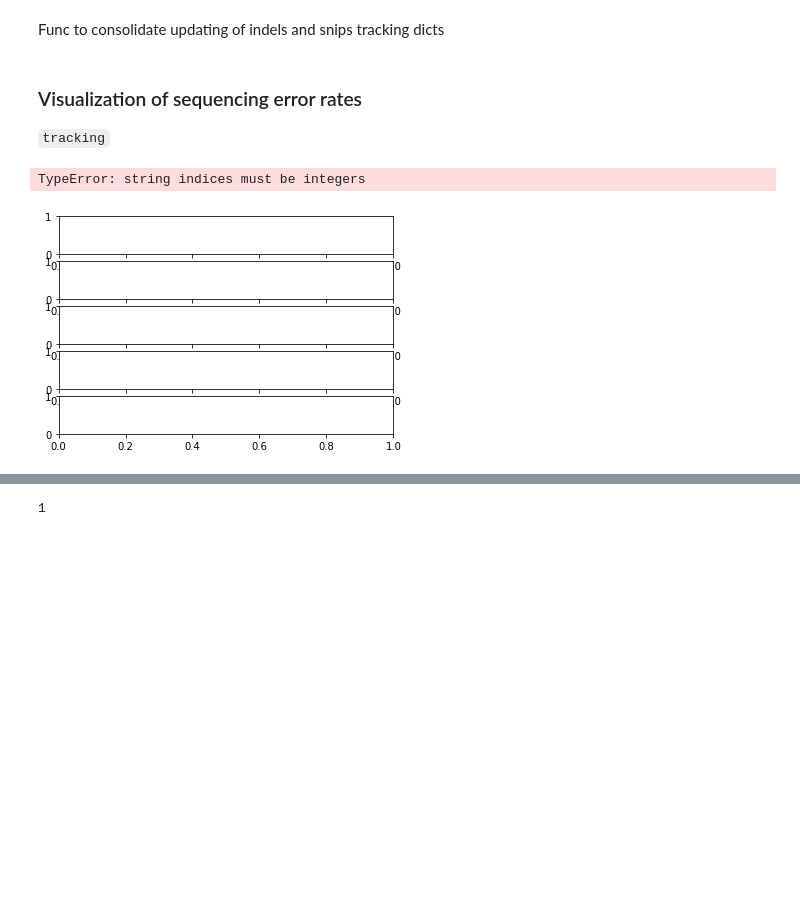
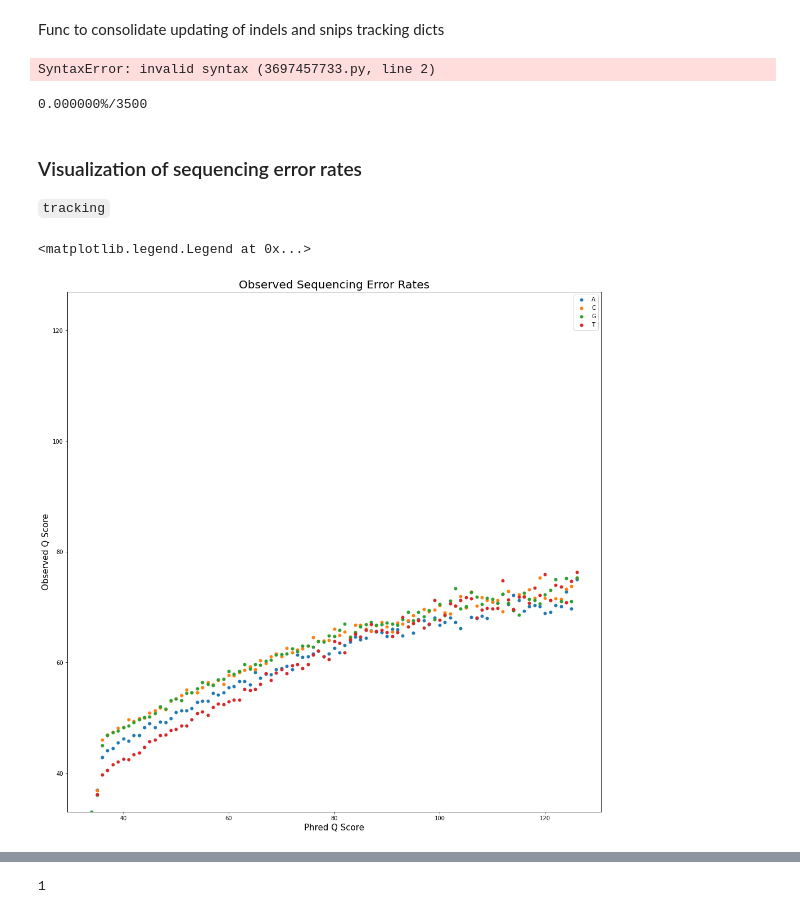
Before and after one commit to Davidebear/mutalib, a Jupyter notebook: tracking.ipynb, the cells around one changed output, grey strips where cells are left out. Drawn from its saved outputs; the diff is of its cells as text; code cells hidden in the pictures; blank space fills up the shorter version.

Commit message:
add sample size snip plot

```diff
--- a/tracking.ipynb
+++ b/tracking.ipynb
@@ -613,14 +613,21 @@ for bfp in bfp_list:
                 update_tracker(indels, reads, bfp, idx, cov)
             else: #SNP
                 update_tracker(snips, reads, bfp, idx, cov)
+# %%
+test = rfp_list[0].copy()
+test['isIndel'] = test[['target', 'read1', 'read2', 'read3'] != 45, axis=1]
+# %% [output]
+SyntaxError: invalid syntax (3697457733.py, line 2)
 # %%
 import pickle
-with open('pickle/v1TrackingIndels.pickle', 'wb') as f:
+with open('pickle/v0TrackingIndels.pickle', 'wb') as f:
     pickle.dump(indels, f)
-with open('pickle/v1TrackingSnips.pickle', 'wb') as f:
+with open('pickle/v0TrackingSnips.pickle', 'wb') as f:
     pickle.dump(snips, f)
 # %%
+# import time
 for n, rfp in enumerate(rfp_list):
+    # start = time.time()
     if (n % 3500 == 0): print(f'{n:2%}/3500')
     if rfp.empty: continue
 
@@ -667,5 +674,9 @@ for n, rfp in enumerate(rfp_list):
                 update_tracker(indels, reads, rfp, idx, cov, rfp=True)
             else: #SNP
                 update_tracker(snips, reads, rfp, idx, cov, rfp=True)
+    # end = time.time()
+    # print(end-start)
+# %% [output]
+0.000000%/3500
 # %%
 import pickle
@@ -711,6 +722,40 @@ plt.plot(np.arange(33, 127), np.arange(33, 127), color='k')
 plt.title('Observed Sequencing Error Rates', fontsize=20)
 plt.xlabel('Phred Q Score', fontsize=15)
 plt.ylabel('Observed Q Score', fontsize=15)
-# %% [output]
-TypeError: string indices must be integers
-[figure, removed]
+# %%
+import matplotlib.pyplot as plt
+import seaborn as sns
+import numpy as np
+raw_x = [i for i in np.arange(33, 127)]
+plt.figure(figsize=(17,17))
+
+to_plot = {'A' : [], 'C' : [], 'G' : [], 'T' : []}
+for n in ['A', 'C', 'G', 'T']:
+    raw_y = []
+    focus = snips[n]
+    for i in focus.keys():
+        stats = focus.get(i)
+        total = np.sum(stats)
+        wrong = np.sum(stats[1:])
+        if total == 0:
+            raw_y.append(0)
+        else: raw_y.append(wrong/total)
+    to_plot[n] = raw_y
+for nuc in list(to_plot.keys()):
+    focus = to_plot[nuc]
+    for n, num in enumerate(focus):
+        focus[n] = 33 - (10 * np.log10(num))
+for nuc in list(to_plot.keys()):
+    plt.scatter(raw_x, to_plot[nuc], marker='.', s=100)
+# plt.plot(raw_x, (pd.DataFrame(to_plot).mean(axis=1).values), color='k', label="mean")
+
+# plt.plot(np.arange(33, 127), np.arange(33, 127), color='k')
+
+plt.title('Observed Sequencing Error Rates', fontsize=20)
+plt.ylim(33, 127)
+plt.xlabel('Phred Q Score', fontsize=15)
+plt.ylabel('Observed Q Score', fontsize=15)
+plt.legend(['A', 'C', 'G', 'T'])
+# %% [output]
+<matplotlib.legend.Legend at 0x...>
+[figure, added]
```
Also changed, not shown: parts of 8 cells of this notebook, 3 other files.
